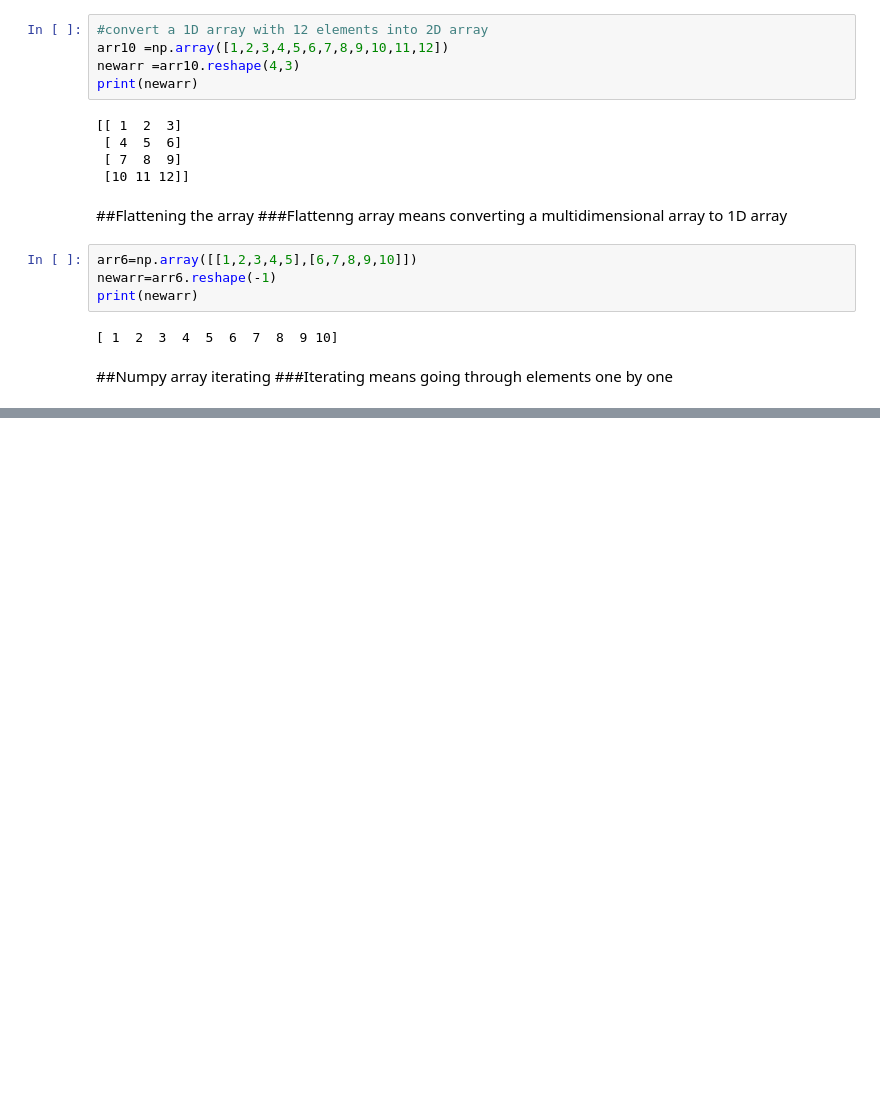
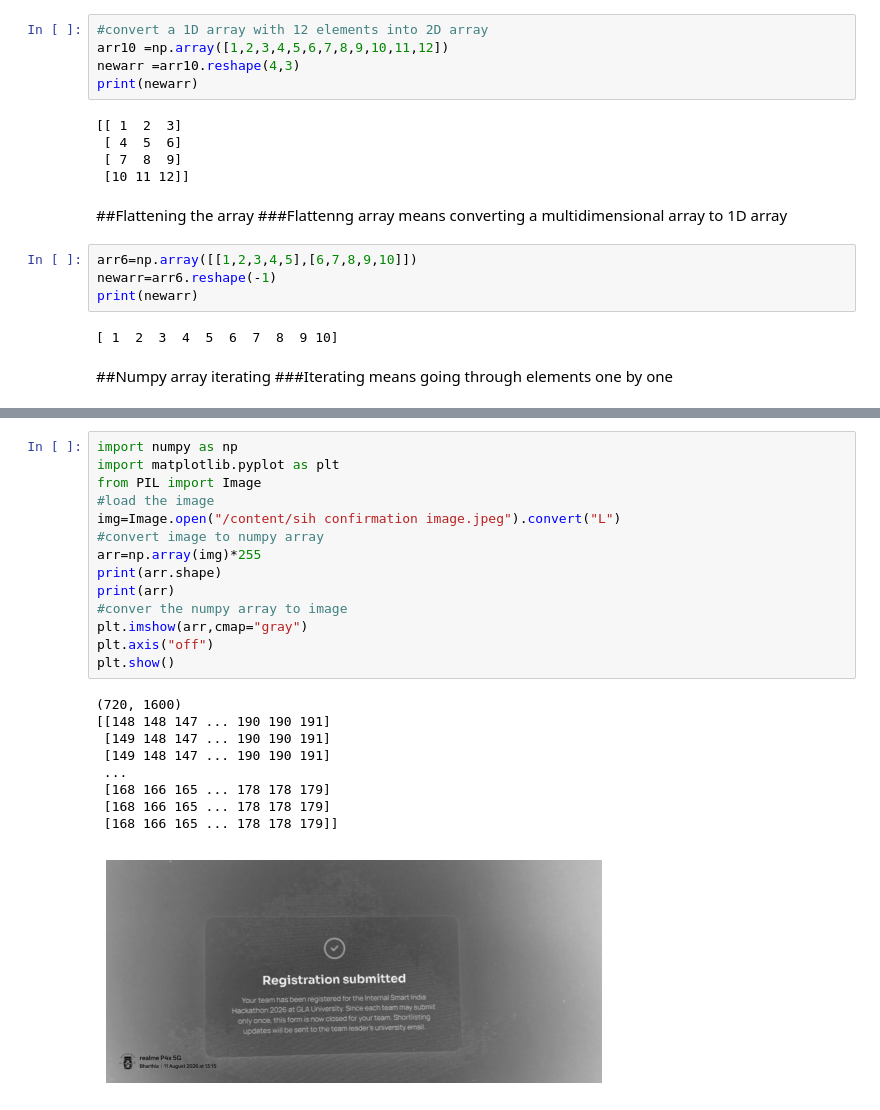
Before and after one commit to AakarshChaudharyGit/3rd-sem-1593-LAB, a Jupyter notebook: numpy.ipynb, the cells around one changed output, grey strips where cells are left out. Drawn from its saved outputs; the diff is of its cells as text; blank space fills up the shorter version.

```diff
--- a/numpy.ipynb
+++ b/numpy.ipynb
@@ -216,0 +385,24 @@ print(newarr)
+# %%
+import numpy as np
+import matplotlib.pyplot as plt
+from PIL import Image
+#load the image
+img=Image.open("/content/sih confirmation image.jpeg").convert("L")
+#convert image to numpy array
+arr=np.array(img)*255
+print(arr.shape)
+print(arr)
+#conver the numpy array to image
+plt.imshow(arr,cmap="gray")
+plt.axis("off")
+plt.show()
+# %% [output]
+(720, 1600)
+[[148 148 147 ... 190 190 191]
+ [149 148 147 ... 190 190 191]
+ [149 148 147 ... 190 190 191]
+ ...
+ [168 166 165 ... 178 178 179]
+ [168 166 165 ... 178 178 179]
+ [168 166 165 ... 178 178 179]]
+[figure, added]
```
Also changed, not shown: parts of 15 cells of this notebook.
